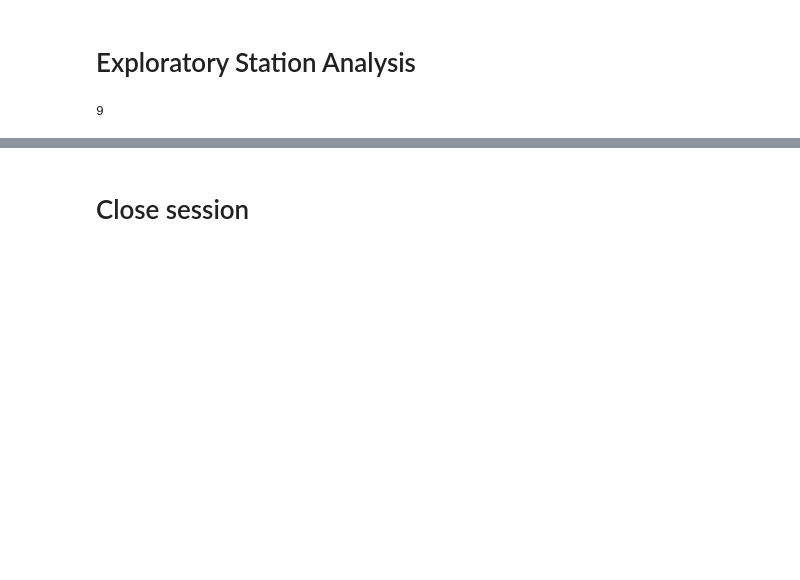
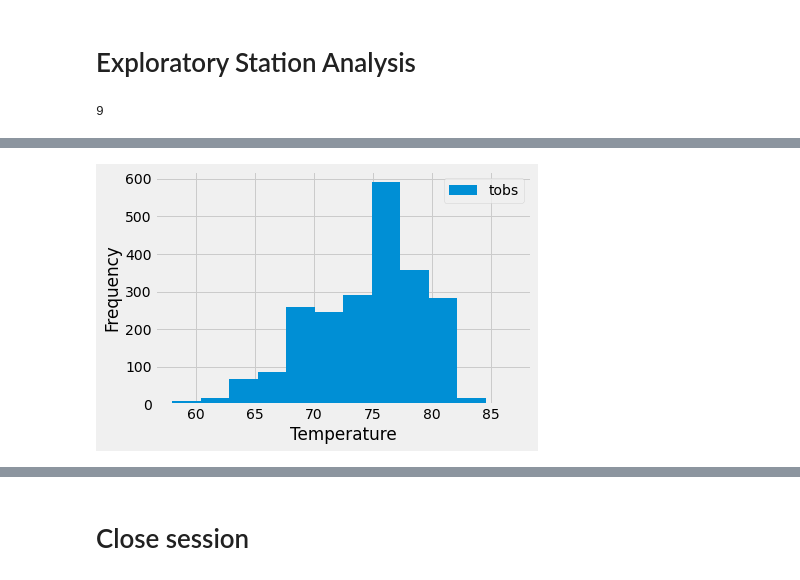
Before and after one commit to ckung302/sqlalchemy-challenge, a Jupyter notebook: climate_starter.ipynb, the cells around one changed output, grey strips where cells are left out. Saved outputs shown, nothing was run; the diff lists cells and outputs as text; code cells hidden in the pictures; blank space fills up the shorter version.

```diff
--- a/climate_starter.ipynb
+++ b/climate_starter.ipynb
@@ -48,6 +48,7 @@ date
 ('2017-08-23',)
 # %%
 # Calculate the date one year from the last date in data set.
-query_date = dt.date(2017, 8, 23) - dt.timedelta(days = 365)
+query_date = dt.date(2017, 8, 23) - dt.timedelta(days=365)
+query_date = query_date.strftime("%Y-%m-%d")
 query_date
 # %% [output]
@@ -81,3 +179,12 @@ total_stations
 # %%
-# Using the most active station id
 # Query the last 12 months of temperature observation data for this station and plot the results as a histogram
+tobs_query = session.query(measurement.tobs).filter(measurement.date > query_date).all()
+df = pd.DataFrame(tobs_query, columns = ["tobs"])
+plt.hist(df, bins = 12, label = "tobs")
+plt.xlabel("Temperature")
+plt.ylabel("Frequency")
+plt.legend(loc = "upper right")
+
+plt.show()
+# %% [output]
+[figure, added]
```
Also changed, not shown: parts of 12 cells of this notebook.
